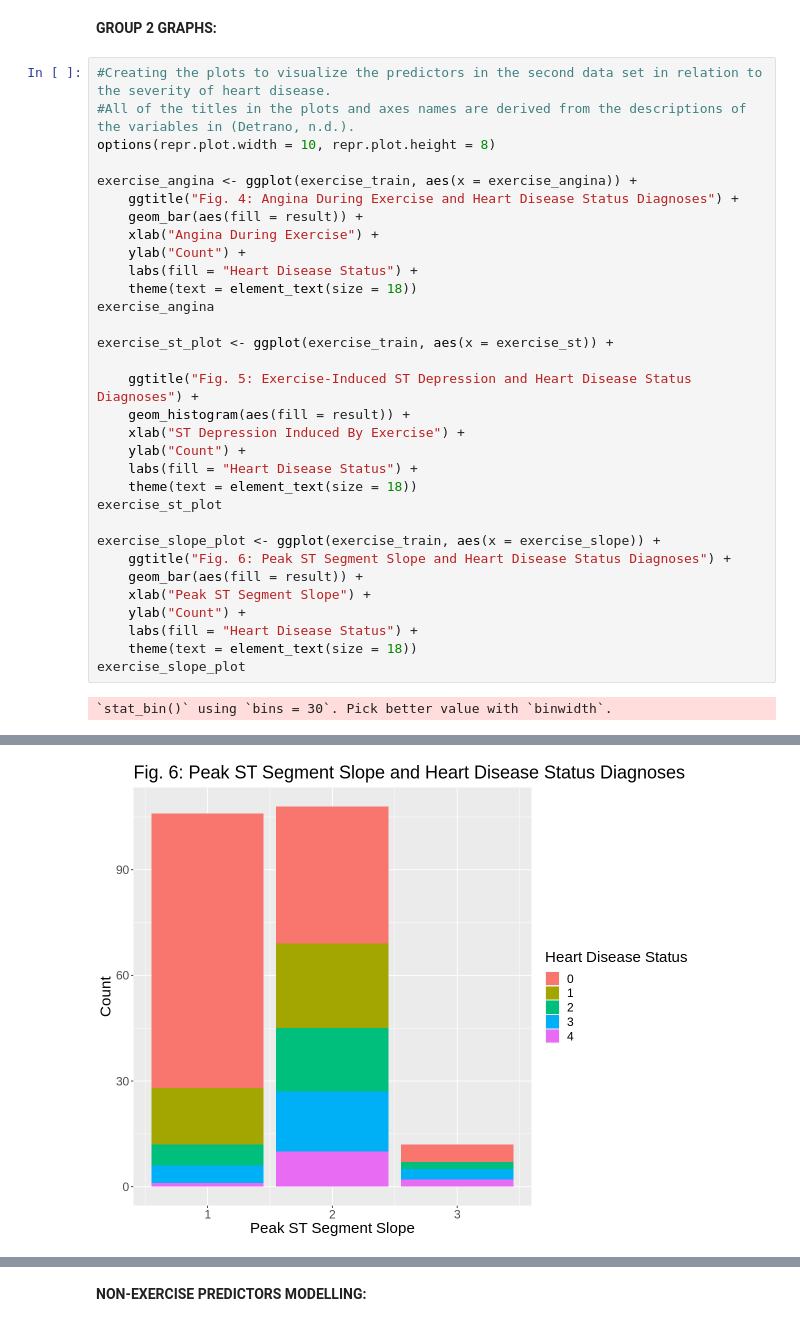
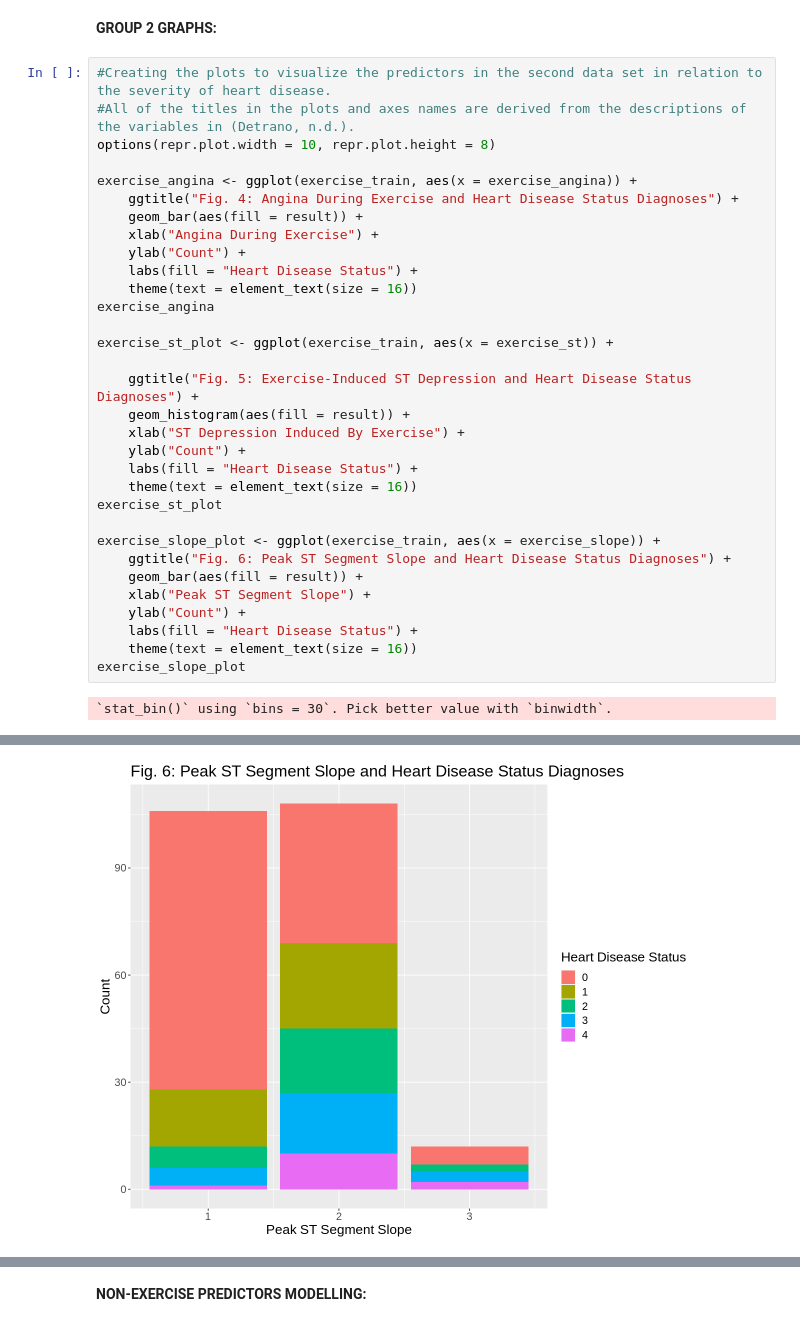
Before and after one commit to chenjerry623/DSCI100-Group17-Project, a Jupyter notebook: Group-17-Project.ipynb, the cells around one changed output, grey strips where cells are left out. Cells and saved outputs as stored; diff of their text form.

```diff
--- a/Group-17-Project.ipynb
+++ b/Group-17-Project.ipynb
@@ -158,7 +173,7 @@ exercise_angina <- ggplot(exercise_train, aes(x = exercise_angina)) +
     xlab("Angina During Exercise") +
     ylab("Count") +
     labs(fill = "Heart Disease Status") +
-    theme(text = element_text(size = 18))
+    theme(text = element_text(size = 16))
 exercise_angina
 
 exercise_st_plot <- ggplot(exercise_train, aes(x = exercise_st)) +
@@ -168,7 +183,7 @@ exercise_st_plot <- ggplot(exercise_train, aes(x = exercise_st)) +
     xlab("ST Depression Induced By Exercise") +
     ylab("Count") +
     labs(fill = "Heart Disease Status") +
-    theme(text = element_text(size = 18))
+    theme(text = element_text(size = 16))
 exercise_st_plot
 
 exercise_slope_plot <- ggplot(exercise_train, aes(x = exercise_slope)) +
@@ -177,7 +192,7 @@ exercise_slope_plot <- ggplot(exercise_train, aes(x = exercise_slope)) +
     xlab("Peak ST Segment Slope") +
     ylab("Count") +
     labs(fill = "Heart Disease Status") +
-    theme(text = element_text(size = 18))
+    theme(text = element_text(size = 16))
 exercise_slope_plot
 # %% [output]
 `stat_bin()` using `bins = 30`. Pick better value with `binwidth`.
@@ -186,2 +201,2 @@ exercise_slope_plot
-[figure, old version]
+[figure, new version]
 # %% [markdown]
```
Also changed, not shown: parts of 9 cells of this notebook.
